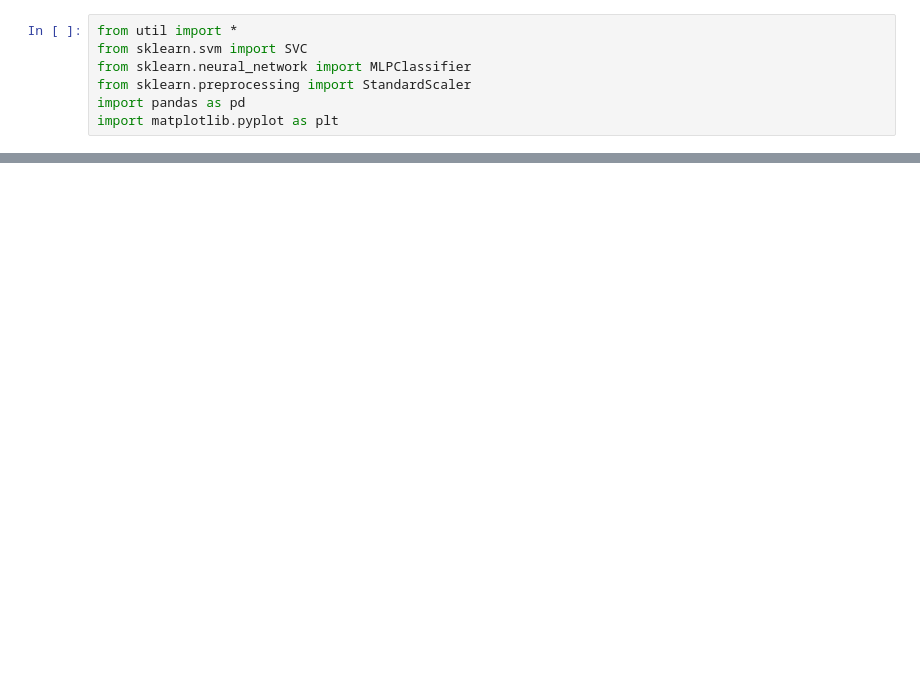
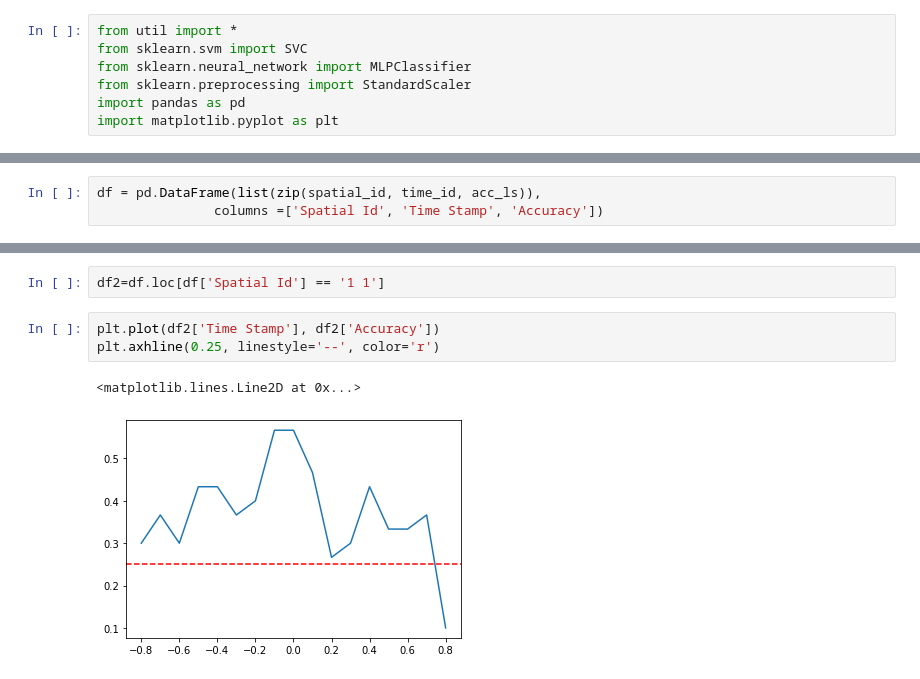
Before and after one commit to YunruoNi/BCI_Project, a Jupyter notebook: test_main.ipynb, the cells around one changed output, grey strips where cells are left out. Cells and saved outputs as stored; diff of their text form; blank space fills up the shorter version.

```diff
--- a/test_main.ipynb
+++ b/test_main.ipynb
@@ -48,0 +49,3 @@ def run_single_time_window(monkey, event_want, offset, time_window, spatial_step
+# %%
+df = pd.DataFrame(list(zip(spatial_id, time_id, acc_ls)),
+               columns =['Spatial Id', 'Time Stamp', 'Accuracy'])
@@ -48,0 +72,8 @@ def run_single_time_window(monkey, event_want, offset, time_window, spatial_step
+# %%
+df2=df.loc[df['Spatial Id'] == '1 1']
+# %%
+plt.plot(df2['Time Stamp'], df2['Accuracy'])
+plt.axhline(0.25, linestyle='--', color='r')
+# %% [output]
+<matplotlib.lines.Line2D at 0x...>
+[figure, added]
```
Also changed, not shown: parts of 14 cells of this notebook.
